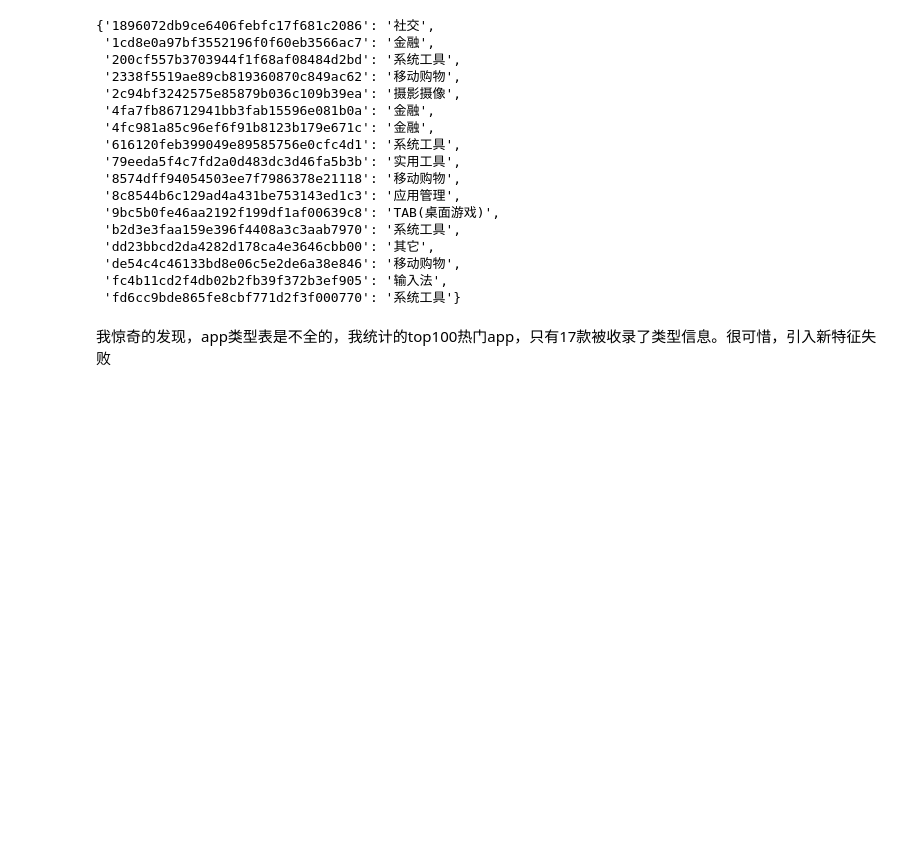
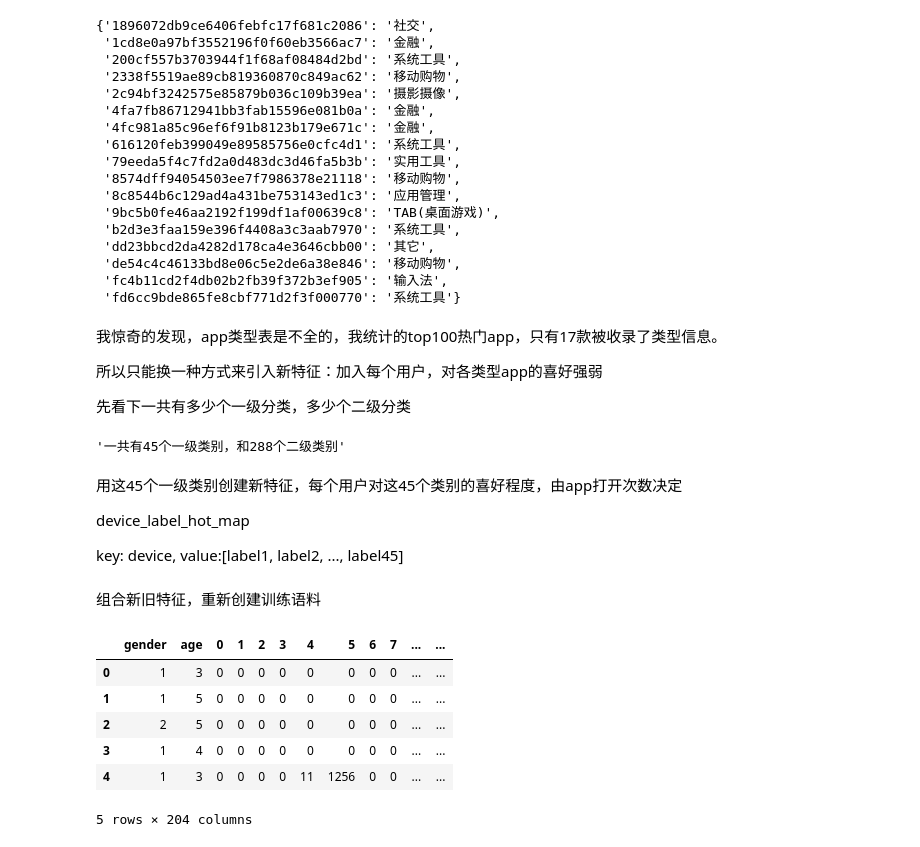
Before and after one commit to miangangzhen/YiGuanCompetition, a Jupyter notebook: Main.ipynb, the cells around one changed output. Drawn from its saved outputs; the diff is of its cells as text; code cells hidden in the pictures; blank space fills up the shorter version.

```diff
--- a/Main.ipynb
+++ b/Main.ipynb
@@ -472,4 +385,27 @@ packages_label_map
  'fc4b11cd2f4db02b2fb39f372b3ef905': '输入法',
  'fd6cc9bde865fe8cbf771d2f3f000770': '系统工具'}
 # %% [markdown]
-我惊奇的发现，app类型表是不全的，我统计的top100热门app，只有17款被收录了类型信息。很可惜，引入新特征失败
+我惊奇的发现，app类型表是不全的，我统计的top100热门app，只有17款被收录了类型信息。
+
+所以只能换一种方式来引入新特征：加入每个用户，对各类型app的喜好强弱
+
+先看下一共有多少个一级分类，多少个二级分类
+# %%
+label_lv1_set = set()
+label_lv2_set = set()
+with open("Demo/package_label.tsv", "r", encoding="utf-8") as f:
+    for line in f.readlines():
+        line = line.strip()
+        items = line.split("\t")
+        packages_label_map[items[0]] = items[1]
+        label_lv1_set.add(items[1])
+        label_lv2_set.add(items[2])
+"一共有{}个一级类别，和{}个二级类别".format(str(len(label_lv1_set)), str(len(label_lv2_set)))
+# %% [output]
+'一共有45个一级类别，和288个二级类别'
+# %% [markdown]
+用这45个一级类别创建新特征，每个用户对这45个类别的喜好程度，由app打开次数决定
+
+device_label_hot_map
+
+key: device, value:[label1, label2, ..., label45]
@@ -475,0 +432,13 @@ packages_label_map
+# %% [markdown]
+组合新旧特征，重新创建训练语料
+# %%
+train_df = pd.read_csv("train.data")
+train_df.head(5)
+# %% [output]
+|  | gender | age | 0 | 1 | 2 | 3 | 4 | 5 | 6 | 7 | ... | ... |
+| 0 | 1 | 3 | 0 | 0 | 0 | 0 | 0 | 0 | 0 | 0 | ... | ... |
+| 1 | 1 | 5 | 0 | 0 | 0 | 0 | 0 | 0 | 0 | 0 | ... | ... |
+| 2 | 2 | 5 | 0 | 0 | 0 | 0 | 0 | 0 | 0 | 0 | ... | ... |
+| 3 | 1 | 4 | 0 | 0 | 0 | 0 | 0 | 0 | 0 | 0 | ... | ... |
+| 4 | 1 | 3 | 0 | 0 | 0 | 0 | 11 | 1256 | 0 | 0 | ... | ... |
+5 rows × 204 columns
```
Also changed, not shown: parts of 30 cells of this notebook, 1 other file.
